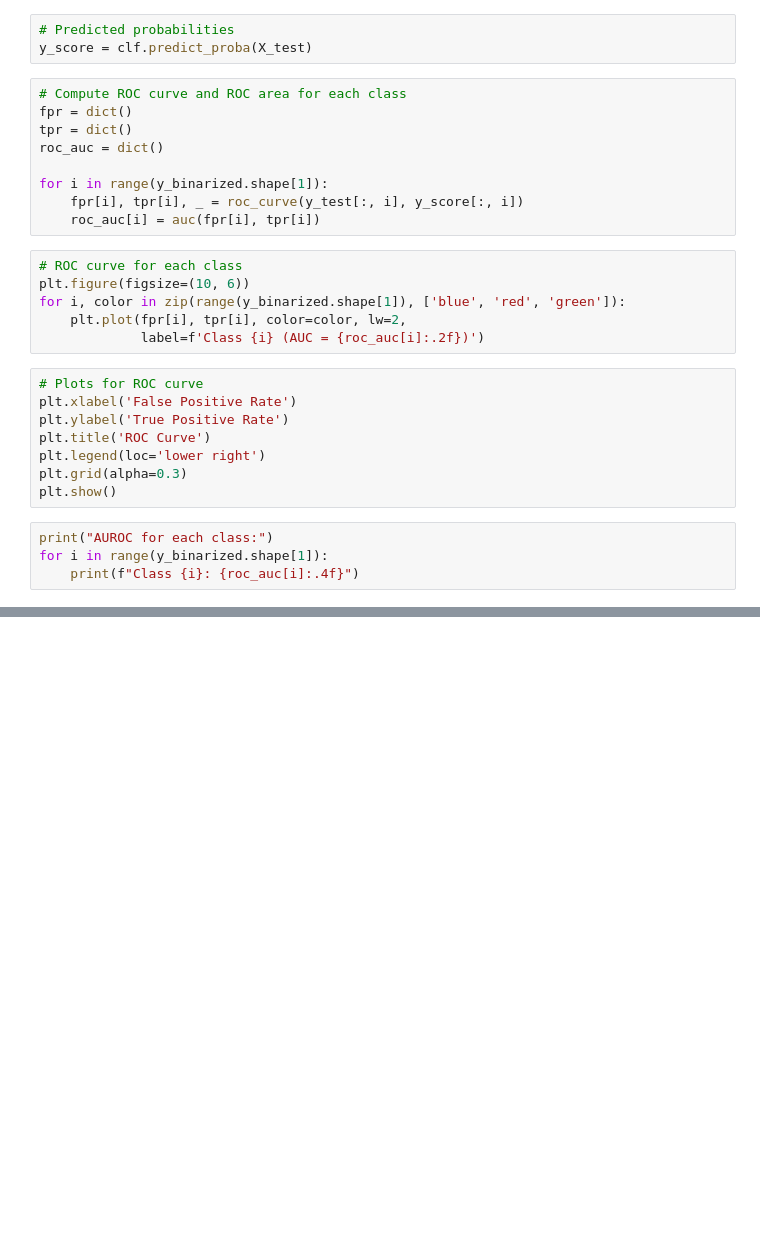
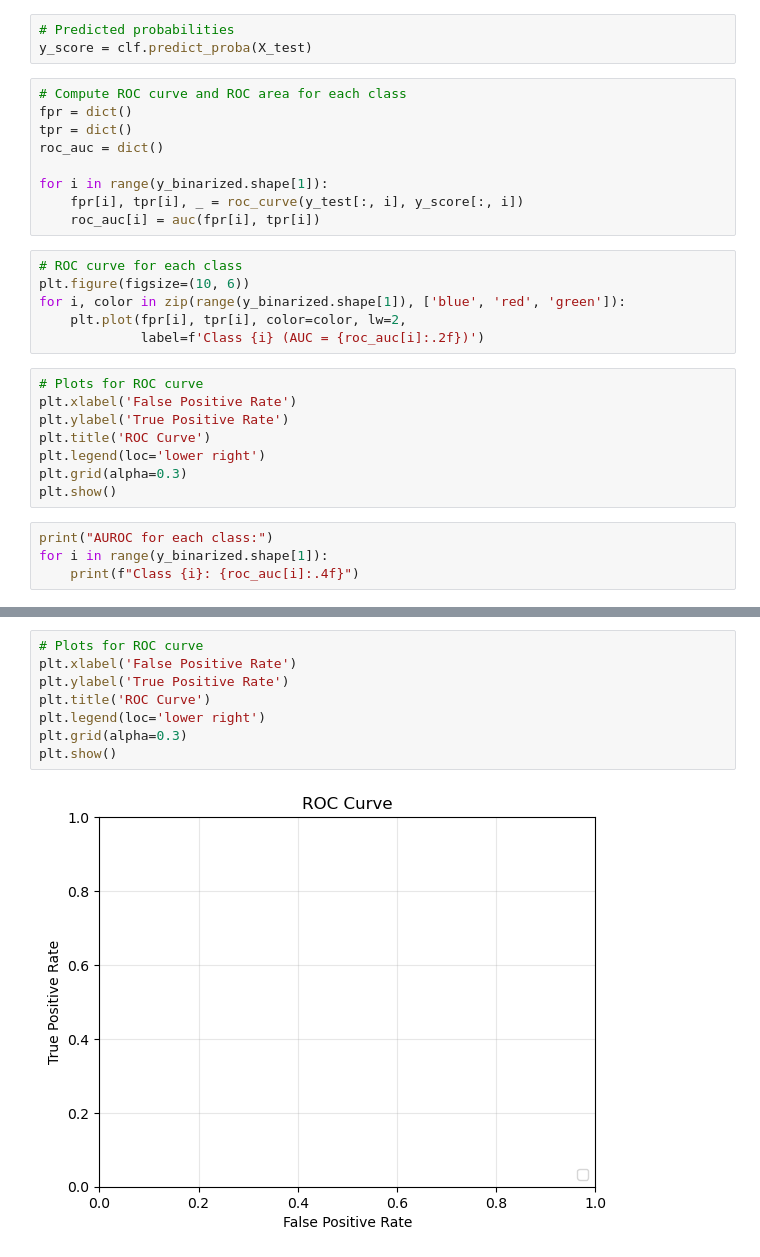
Before and after one commit to THE9rtyt/CS447-ML-Final-Project, a Jupyter notebook: model.ipynb, the cells around one changed output, grey strips where cells are left out. Saved outputs shown, nothing was run; the diff lists cells and outputs as text; blank space fills up the shorter version.

```diff
--- a/model.ipynb
+++ b/model.ipynb
@@ -125,0 +250,10 @@ for i in range(y_binarized.shape[1]):
+# %%
+# Plots for ROC curve
+plt.xlabel('False Positive Rate')
+plt.ylabel('True Positive Rate')
+plt.title('ROC Curve')
+plt.legend(loc='lower right')
+plt.grid(alpha=0.3)
+plt.show()
+# %% [output]
+[figure, added]
```
Also changed, not shown: parts of 19 cells of this notebook.
